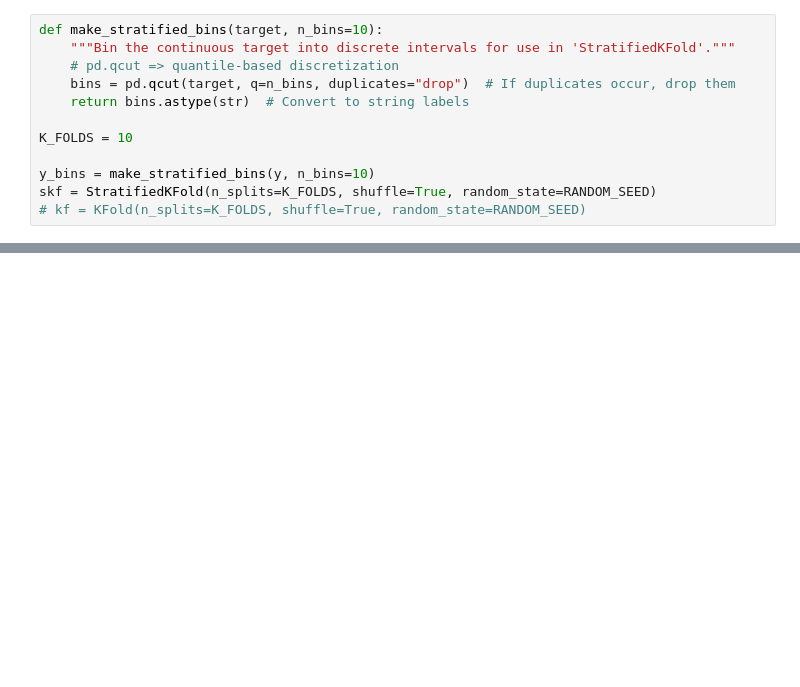
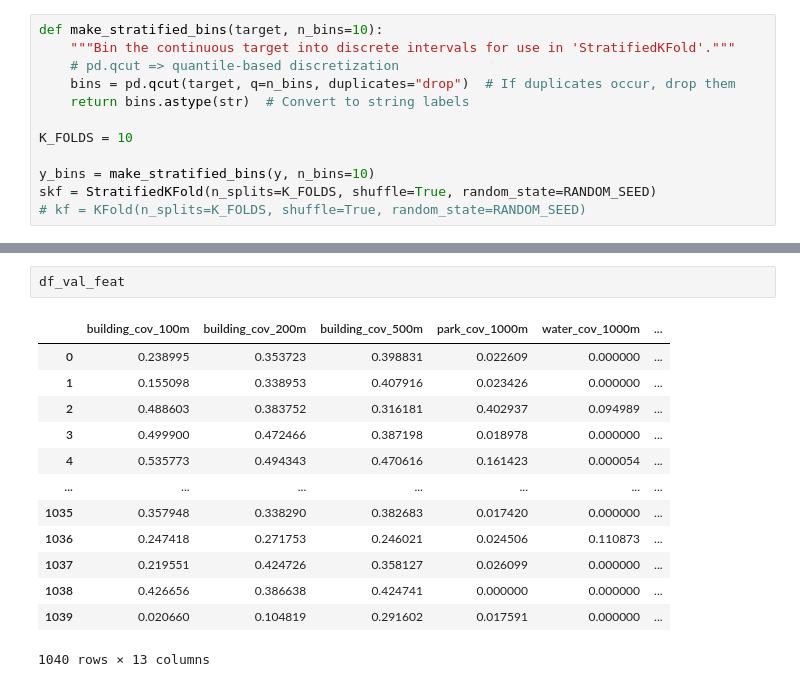
Before and after one commit to MegaKruk/uhi-ai-challenge-2025, a Jupyter notebook: UHI_Model.ipynb, the cells around one changed output, grey strips where cells are left out. Saved outputs shown, nothing was run; the diff lists cells and outputs as text; blank space fills up the shorter version.

```diff
--- a/UHI_Model.ipynb
+++ b/UHI_Model.ipynb
@@ -626,0 +881,16 @@ Validation shape: (1040, 12)
+# %%
+df_val_feat
+# %% [output]
+|  | building_cov_100m | building_cov_200m | building_cov_500m | park_cov_1000m | water_cov_1000m | ... |
+| 0 | 0.238995 | 0.353723 | 0.398831 | 0.022609 | 0.000000 | ... |
+| 1 | 0.155098 | 0.338953 | 0.407916 | 0.023426 | 0.000000 | ... |
+| 2 | 0.488603 | 0.383752 | 0.316181 | 0.402937 | 0.094989 | ... |
+| 3 | 0.499900 | 0.472466 | 0.387198 | 0.018978 | 0.000000 | ... |
+| 4 | 0.535773 | 0.494343 | 0.470616 | 0.161423 | 0.000054 | ... |
+| ... | ... | ... | ... | ... | ... | ... |
+| 1035 | 0.357948 | 0.338290 | 0.382683 | 0.017420 | 0.000000 | ... |
+| 1036 | 0.247418 | 0.271753 | 0.246021 | 0.024506 | 0.110873 | ... |
+| 1037 | 0.219551 | 0.424726 | 0.358127 | 0.026099 | 0.000000 | ... |
+| 1038 | 0.426656 | 0.386638 | 0.424741 | 0.000000 | 0.000000 | ... |
+| 1039 | 0.020660 | 0.104819 | 0.291602 | 0.017591 | 0.000000 | ... |
+1040 rows × 13 columns
```
Also changed, not shown: parts of 48 cells of this notebook, 5 other files.
